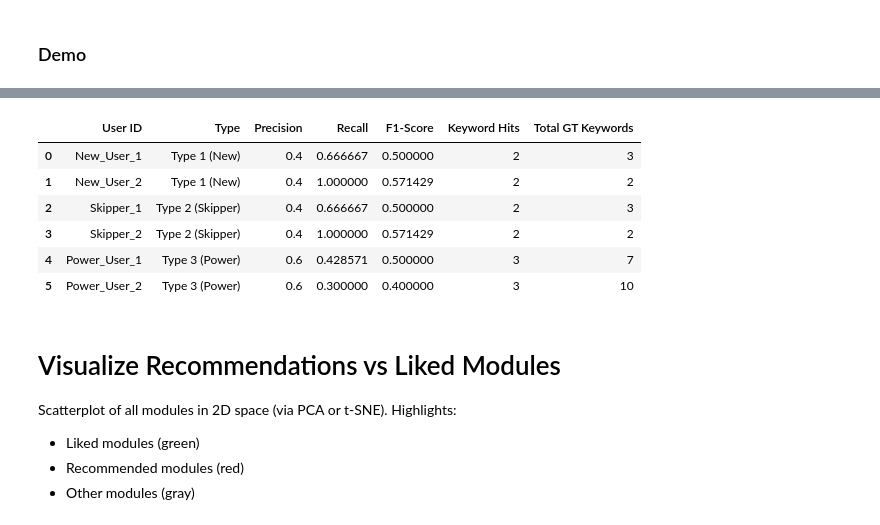
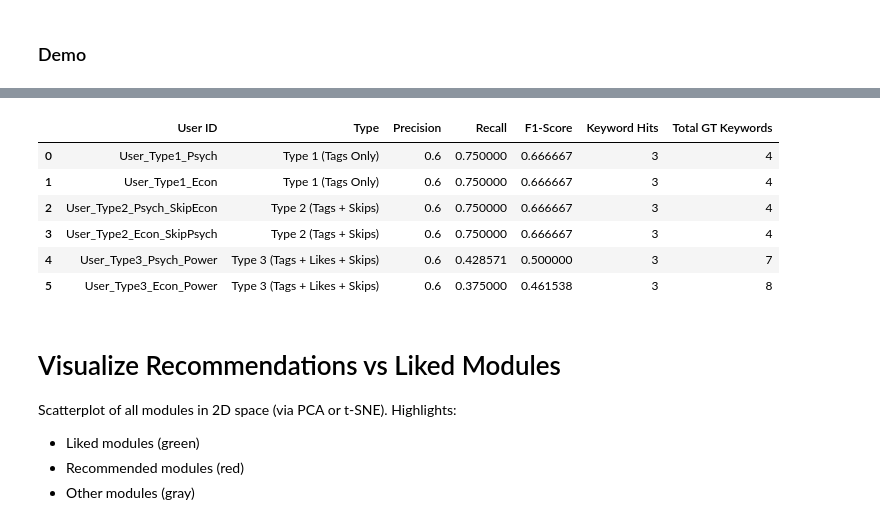
Before and after one commit to s-kroonen/Duo-LU2-AI, a Jupyter notebook: cleaning_recommendation_threepart.ipynb, the cells around one changed output, grey strips where cells are left out. Drawn from its saved outputs; the diff is of its cells as text; code cells hidden in the pictures.

```diff
--- a/cleaning_recommendation_threepart.ipynb
+++ b/cleaning_recommendation_threepart.ipynb
@@ -600,7 +648,7 @@ def recommend_to_user(
 # 1. Basic demonstration of recommend() function
 example_name = df['name'].iloc[0] if 'name' in df.columns else None
 if example_name is not None:
-    recommend(example_name, similarity_df, top_n=5)
+    display(recommend(example_name, similarity_df, top_n=5))
 else:
     print('No name column found to demonstrate recommendations')
 
@@ -622,7 +670,8 @@ if 'name' in df.columns:
         favorite_tags=user_favorite_tags,
         liked_modules=user_liked_modules,
         skipped_modules=user_skipped_modules,
-        df=df,
+        df_clean=df_clean,
+        df_raw=df_raw,
         vectorizer=vectorizer,
         matrix=matrix,
         top_n=5
@@ -782,11 +864,5 @@ for user in test_users:
 # %%
-def extract_keywords_from_text(text):
-    """Extract normalized keyword tokens from module text."""
-    text = text.lower()
-    tokens = re.findall(r"[a-zA-ZÀ-ÿ]+", text)
-    return tokens
-
-def evaluate_recommendations(test_users, df, vectorizer, matrix, top_n=5):
+def evaluate_recommendations(test_users, df_clean, df_raw, vectorizer, matrix, top_n=5):
     """Runs all test personas through the recommendation engine and computes Precision/Recall."""
 
     results = []
@@ -800,30 +876,44 @@ def evaluate_recommendations(test_users, df, vectorizer, matrix, top_n=5):
             user["input"]["favorite_tags"],
             user["input"]["liked_modules"],
             user["input"]["skipped_modules"],
-            df,
+            df_clean,
+            df_raw,
             vectorizer,
             matrix,
             top_n=top_n
         )
-
+        print("Recommendations:")
         # --- Extract recommended texts ---
         recommended_texts = []
+
         for (name, score) in recs:
-            row = df.loc[df["name"] == name]
-            if len(row) > 0:
-                recommended_texts.append(row.iloc[0]["combined_text"].lower())
+            print(f" - {name} (score: {score:.4f})")
 
+            # Look up module in RAW dataset
+            row = df_raw[df_raw["name"] == name]
+
+            if len(row) == 0:
+                continue
+
+            # Use the same index to access the NLP dataset
+            idx = row.index[0]
+            clean_row = df_clean.loc[idx]
+
+            # Append cleaned combined text
+            recommended_texts.append(clean_row["combined_text"].lower())
+            print(f"combined_text: {clean_row['combined_text'].lower()}")
+
+        print(f"recommended_texts: {recommended_texts}")
         # Combine into one big bag-of-words for matching
         big_rec_text = " ".join(recommended_texts)
-        tokens = extract_keywords_from_text(big_rec_text)
 
-        # Deduplicate
-        token_set = set(tokens)
+        for u in test_users:
+            print(u["id"], clean_text_nlp(" ".join(u["ground_truth_keywords"])))
 
         # --- Precision Metrics ---
         hits = 0
         for k in user["ground_truth_keywords"]:
-            if k.lower() in big_rec_text:
+            if clean_text_nlp(k.lower()) in big_rec_text:
                 hits += 1
 
         precision = hits / len(recs) if len(recs) > 0 else 0
@@ -858,7 +948,7 @@ def evaluate_recommendations(test_users, df, vectorizer, matrix, top_n=5):
 
 
 # Run evaluation
-evaluation_df = evaluate_recommendations(test_users, df, vectorizer, matrix, top_n=5)
+evaluation_df = evaluate_recommendations(test_users, df_clean, df_raw, vectorizer, matrix, top_n=5)
 
 display(evaluation_df)
 # %% [output]
@@ -882,10 +972,10 @@ Testing: New_User_2 — Type 1 (New)
 |  | User ID | Type | Precision | Recall | F1-Score | Keyword Hits | Total GT Keywords |
-| 0 | New_User_1 | Type 1 (New) | 0.4 | 0.666667 | 0.500000 | 2 | 3 |
-| 1 | New_User_2 | Type 1 (New) | 0.4 | 1.000000 | 0.571429 | 2 | 2 |
-| 2 | Skipper_1 | Type 2 (Skipper) | 0.4 | 0.666667 | 0.500000 | 2 | 3 |
-| 3 | Skipper_2 | Type 2 (Skipper) | 0.4 | 1.000000 | 0.571429 | 2 | 2 |
-| 4 | Power_User_1 | Type 3 (Power) | 0.6 | 0.428571 | 0.500000 | 3 | 7 |
-| 5 | Power_User_2 | Type 3 (Power) | 0.6 | 0.300000 | 0.400000 | 3 | 10 |
+| 0 | User_Type1_Psych | Type 1 (Tags Only) | 0.6 | 0.750000 | 0.666667 | 3 | 4 |
+| 1 | User_Type1_Econ | Type 1 (Tags Only) | 0.6 | 0.750000 | 0.666667 | 3 | 4 |
+| 2 | User_Type2_Psych_SkipEcon | Type 2 (Tags + Skips) | 0.6 | 0.750000 | 0.666667 | 3 | 4 |
+| 3 | User_Type2_Econ_SkipPsych | Type 2 (Tags + Skips) | 0.6 | 0.750000 | 0.666667 | 3 | 4 |
+| 4 | User_Type3_Psych_Power | Type 3 (Tags + Likes + Skips) | 0.6 | 0.428571 | 0.500000 | 3 | 7 |
+| 5 | User_Type3_Econ_Power | Type 3 (Tags + Likes + Skips) | 0.6 | 0.375000 | 0.461538 | 3 | 8 |
 # %% [markdown]
 # Visualize Recommendations vs Liked Modules
 Scatterplot of all modules in 2D space (via PCA or t-SNE).
```
Also changed, not shown: parts of 8 cells of this notebook, 1 other file.
